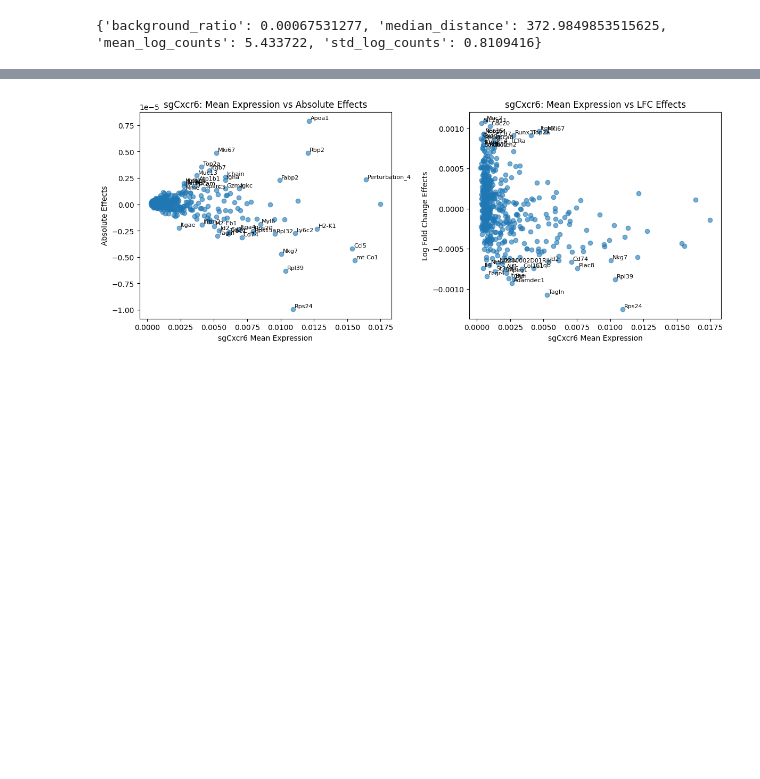
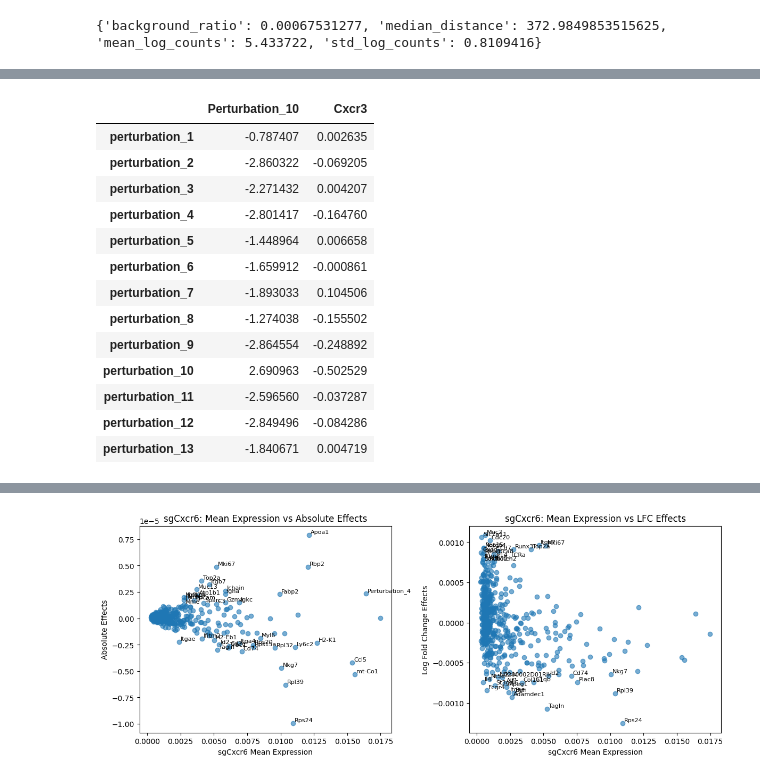
Before and after one commit to amonell/scvi-tools, a Jupyter notebook: resolve_perurb_tests/test_spatial_perturb.ipynb, the cells around one changed output, grey strips where cells are left out. Cells and saved outputs as stored; diff of their text form; code cells hidden in the pictures; blank space fills up the shorter version.

```diff
--- a/resolve_perurb_tests/test_spatial_perturb.ipynb
+++ b/resolve_perurb_tests/test_spatial_perturb.ipynb
@@ -188,0 +150,19 @@ df[df['gene'].isin(['Cxcr3', 'Itgae', 'Gzma', 'Mki67','Perturbation_10', 'Pertur
+# %%
+direct_effects = supervised_resolvi.get_direct_perturbation_effects(indices=query_adata.obs['guide_rnas'] != 'Other cells')
+# %%
+direct_effects[['Perturbation_10', 'Cxcr3']]
+# %% [output]
+|  | Perturbation_10 | Cxcr3 |
+| perturbation_1 | -0.787407 | 0.002635 |
+| perturbation_2 | -2.860322 | -0.069205 |
+| perturbation_3 | -2.271432 | 0.004207 |
+| perturbation_4 | -2.801417 | -0.164760 |
+| perturbation_5 | -1.448964 | 0.006658 |
+| perturbation_6 | -1.659912 | -0.000861 |
+| perturbation_7 | -1.893033 | 0.104506 |
+| perturbation_8 | -1.274038 | -0.155502 |
+| perturbation_9 | -2.864554 | -0.248892 |
+| perturbation_10 | 2.690963 | -0.502529 |
+| perturbation_11 | -2.596560 | -0.037287 |
+| perturbation_12 | -2.849496 | -0.084286 |
+| perturbation_13 | -1.840671 | 0.004719 |
```
Also changed, not shown: parts of 10 cells of this notebook, 3 other files.
